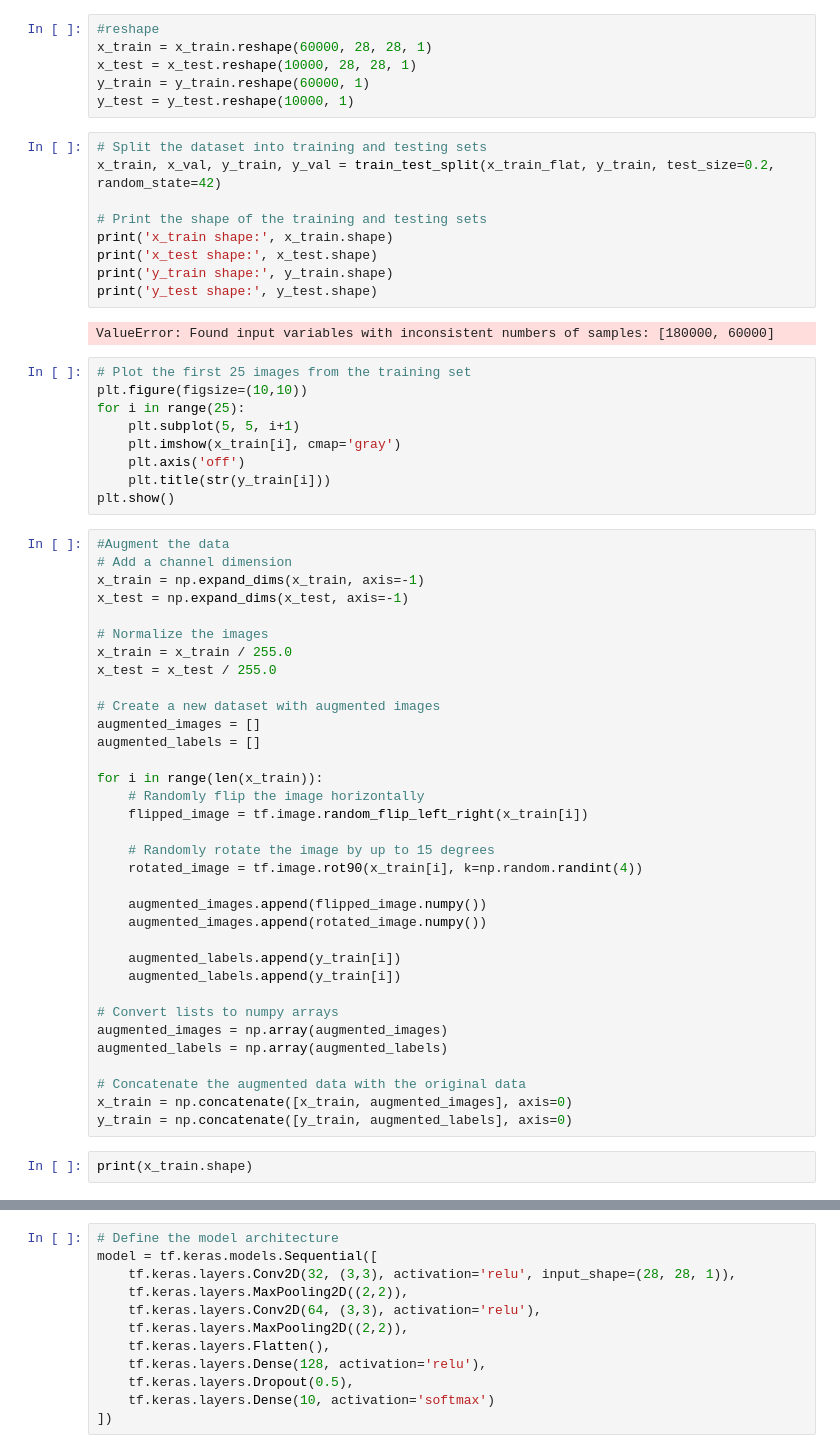
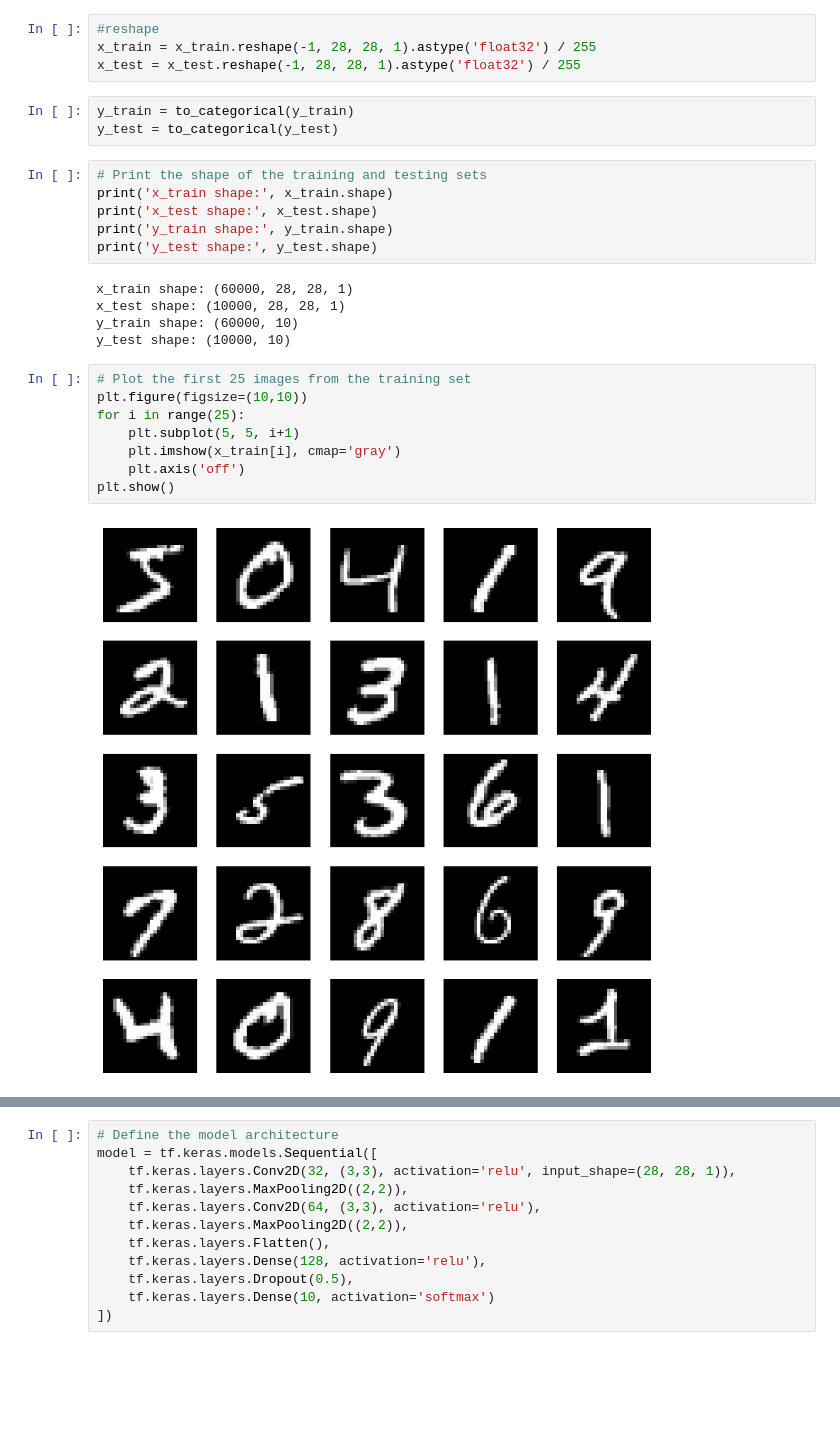
Before and after one commit to TiyashaMallick1309/Handwritten-Digit-Recognition, a Jupyter notebook: Handwritten digit recognition.ipynb, the cells around one changed output, grey strips where cells are left out. Saved outputs shown, nothing was run; the diff lists cells and outputs as text; blank space fills up the shorter version.

```diff
--- a/Handwritten digit recognition.ipynb
+++ b/Handwritten digit recognition.ipynb
@@ -16,62 +23,28 @@ print(f'Y_train shape: {y_train.shape}\nY_train type: {type(y_train)}')
 # %%
 #reshape
-x_train = x_train.reshape(60000, 28, 28, 1)
-x_test = x_test.reshape(10000, 28, 28, 1)
-y_train = y_train.reshape(60000, 1)
-y_test = y_test.reshape(10000, 1)
+x_train = x_train.reshape(-1, 28, 28, 1).astype('float32') / 255
+x_test = x_test.reshape(-1, 28, 28, 1).astype('float32') / 255
+# %%
+y_train = to_categorical(y_train)
+y_test = to_categorical(y_test)
 # %%
-# Split the dataset into training and testing sets
-x_train, x_val, y_train, y_val = train_test_split(x_train_flat, y_train, test_size=0.2, random_state=42)
-
 # Print the shape of the training and testing sets
 print('x_train shape:', x_train.shape)
 print('x_test shape:', x_test.shape)
 print('y_train shape:', y_train.shape)
 print('y_test shape:', y_test.shape)
 # %% [output]
-ValueError: Found input variables with inconsistent numbers of samples: [180000, 60000]
+x_train shape: (60000, 28, 28, 1)
+x_test shape: (10000, 28, 28, 1)
+y_train shape: (60000, 10)
+y_test shape: (10000, 10)
 # %%
 # Plot the first 25 images from the training set
 plt.figure(figsize=(10,10))
 for i in range(25):
     plt.subplot(5, 5, i+1)
     plt.imshow(x_train[i], cmap='gray')
     plt.axis('off')
-    plt.title(str(y_train[i]))
 plt.show()
+# %% [output]
+[figure, added]
-# %%
-#Augment the data
-# Add a channel dimension
-x_train = np.expand_dims(x_train, axis=-1)
-x_test = np.expand_dims(x_test, axis=-1)
-
-# Normalize the images
-x_train = x_train / 255.0
-x_test = x_test / 255.0
-
-# Create a new dataset with augmented images
-augmented_images = []
-augmented_labels = []
-
-for i in range(len(x_train)):
-    # Randomly flip the image horizontally
-    flipped_image = tf.image.random_flip_left_right(x_train[i])
-
-    # Randomly rotate the image by up to 15 degrees
-    rotated_image = tf.image.rot90(x_train[i], k=np.random.randint(4))
-
-    augmented_images.append(flipped_image.numpy())
-    augmented_images.append(rotated_image.numpy())
-
-    augmented_labels.append(y_train[i])
-    augmented_labels.append(y_train[i])
-
-# Convert lists to numpy arrays
-augmented_images = np.array(augmented_images)
-augmented_labels = np.array(augmented_labels)
-
-# Concatenate the augmented data with the original data
-x_train = np.concatenate([x_train, augmented_images], axis=0)
-y_train = np.concatenate([y_train, augmented_labels], axis=0)
-# %%
-print(x_train.shape)
```
Also changed, not shown: parts of 11 cells of this notebook.
